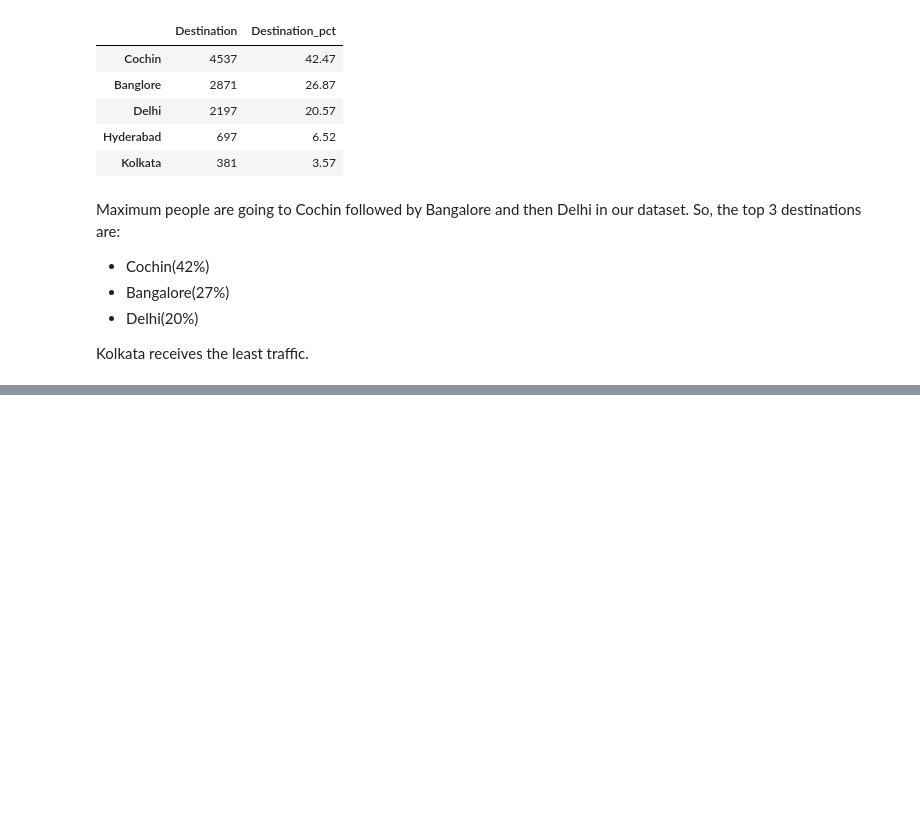
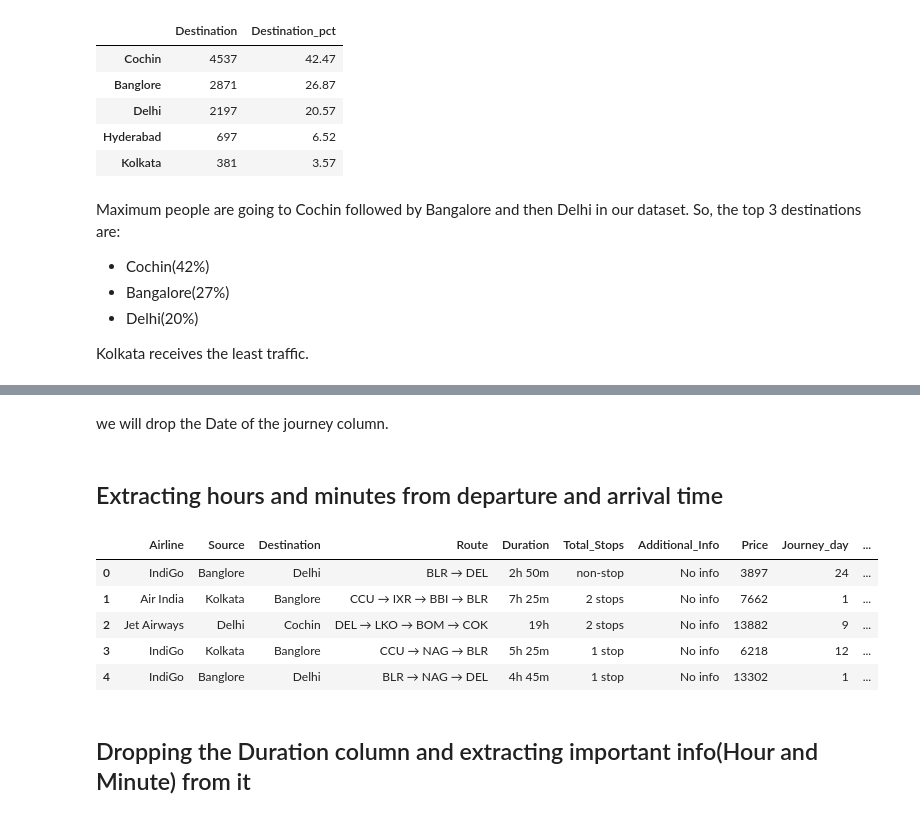
Before and after one commit to rukshar69/Flight-Price-Prediction, a Jupyter notebook: flight_prediction.ipynb, the cells around one changed output, grey strips where cells are left out. Drawn from its saved outputs; the diff is of its cells as text; code cells hidden in the pictures; blank space fills up the shorter version.

```diff
--- a/flight_prediction.ipynb
+++ b/flight_prediction.ipynb
@@ -77,0 +148,21 @@ Kolkata receives the least traffic.
+# %% [markdown]
+we will drop the Date of the journey column.
+# %% [markdown]
+## Extracting hours and minutes from departure and arrival time
+# %%
+train_data['Dep_hour'] = pd.to_datetime(train_data['Dep_Time']).dt.hour
+train_data['Dep_min'] = pd.to_datetime(train_data['Dep_Time']).dt.minute
+train_data.drop('Dep_Time',axis=1,inplace=True) #drop the departure time column
+train_data['Arrival_hour'] = pd.to_datetime(train_data['Arrival_Time']).dt.hour
+train_data['Arrival_min'] = pd.to_datetime(train_data['Arrival_Time']).dt.minute
+train_data.drop('Arrival_Time',axis=1,inplace=True) #drop the arrival time column
+train_data.head()
+# %% [output]
+|  | Airline | Source | Destination | Route | Duration | Total_Stops | Additional_Info | Price | Journey_day | ... |
+| 0 | IndiGo | Banglore | Delhi | BLR → DEL | 2h 50m | non-stop | No info | 3897 | 24 | ... |
+| 1 | Air India | Kolkata | Banglore | CCU → IXR → BBI → BLR | 7h 25m | 2 stops | No info | 7662 | 1 | ... |
+| 2 | Jet Airways | Delhi | Cochin | DEL → LKO → BOM → COK | 19h | 2 stops | No info | 13882 | 9 | ... |
+| 3 | IndiGo | Kolkata | Banglore | CCU → NAG → BLR | 5h 25m | 1 stop | No info | 6218 | 12 | ... |
+| 4 | IndiGo | Banglore | Delhi | BLR → NAG → DEL | 4h 45m | 1 stop | No info | 13302 | 1 | ... |
+# %% [markdown]
+## Dropping the Duration column and extracting important info(Hour and Minute) from it
```
Also changed, not shown: parts of 47 cells of this notebook.
